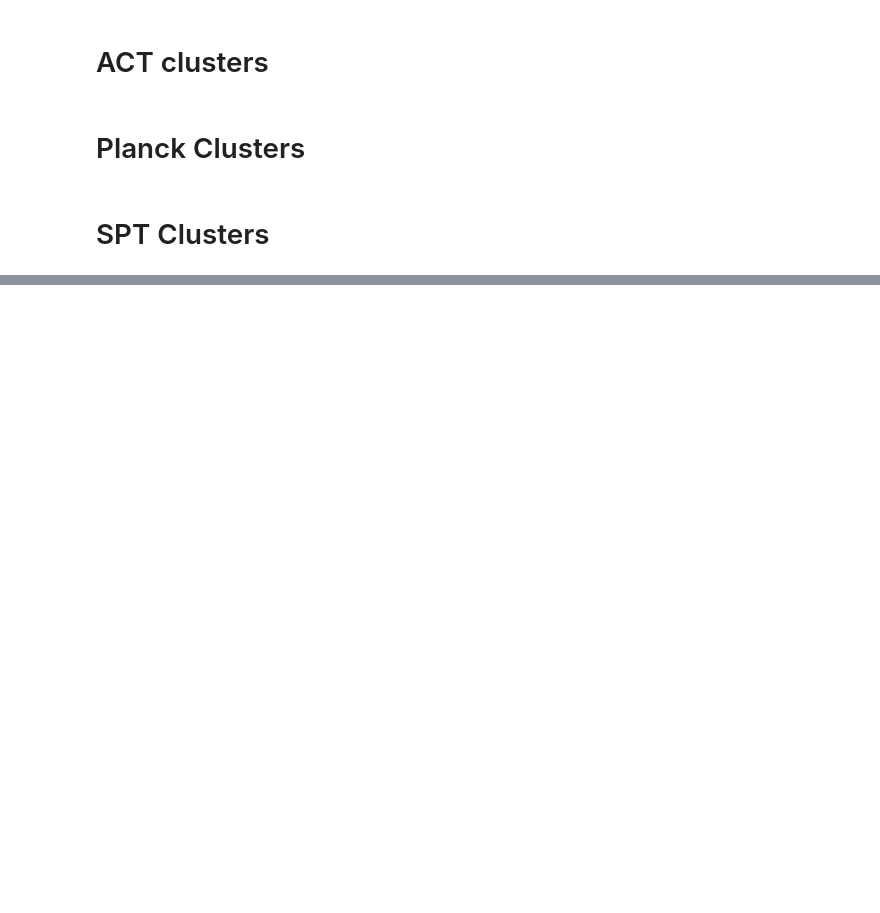
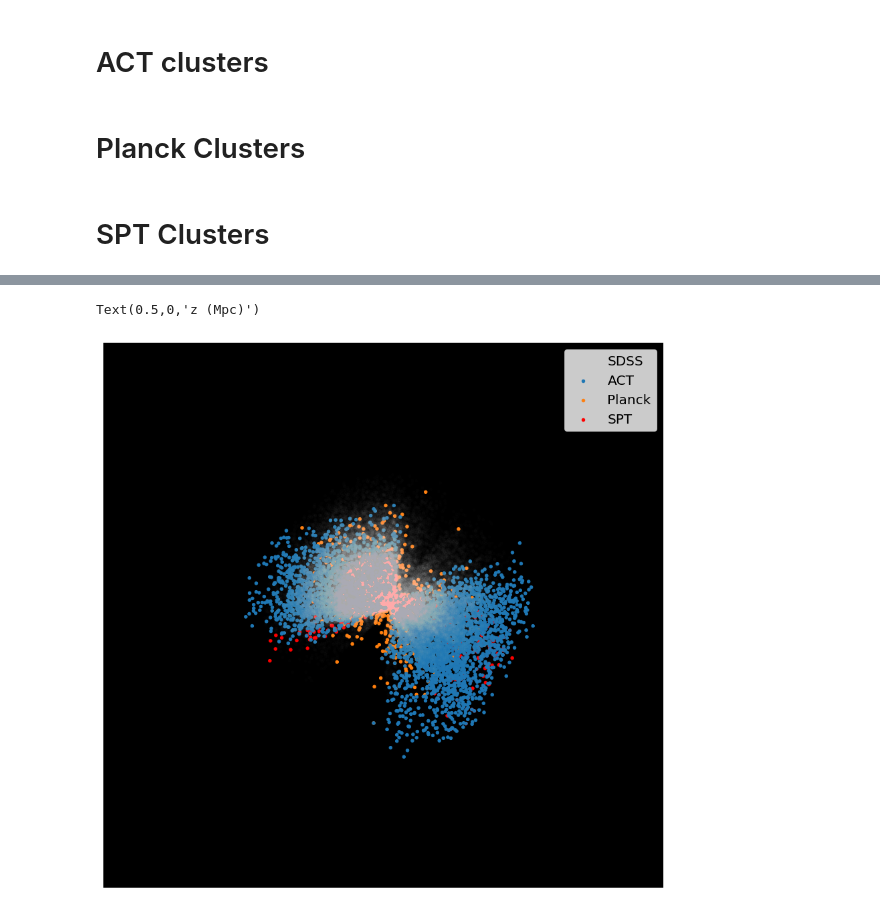
Before and after one commit to PrincetonUniversity/AST541-Fall2020, a Jupyter notebook: notebooks/sz_clusters.ipynb, the cells around one changed output, grey strips where cells are left out. Drawn from its saved outputs; the diff is of its cells as text; code cells hidden in the pictures; blank space fills up the shorter version.

```diff
--- a/notebooks/sz_clusters.ipynb
+++ b/notebooks/sz_clusters.ipynb
@@ -93,3 +156,31 @@ for i in range(len(spt_ra_arr)):
+# %%
+from mpl_toolkits.mplot3d import Axes3D
+%matplotlib inline
+fig = plt.figure(figsize=(15, 15))
+ax = fig.add_subplot(111, projection='3d')
+ax.set_facecolor('k')
+plt.ion()
+sdss_plt = ax.scatter(x_sdss_arr[inds], y_sdss_arr[inds], z_sdss_arr[inds], alpha=0.01, s=20, color='w', label='SDSS')
+act_plt = ax.scatter(x_cart_arr, y_cart_arr, z_cart_arr, alpha=1.0, s=20, label='ACT')
+planck_plt = ax.scatter(x_planck_arr, y_planck_arr, z_planck_arr, alpha=1.0, label='Planck')
+spt_plt = ax.scatter(spt_x_cart_arr, spt_y_cart_arr, spt_z_cart_arr, alpha=1.0, s=20, color='r', label='SPT')
+
+
+ax.legend(fontsize=20)
+# Hide grid lines
+ax.grid(False)
+
+# Hide axes ticks
+ax.set_xticks([])
+ax.set_yticks([])
+ax.set_zticks([])
+ax.set_axis_off()
+ax.set_xlabel('x (Mpc)', fontsize=20, color='w')
+ax.set_ylabel('y (Mpc)', fontsize=20, color='w')
+ax.set_zlabel('z (Mpc)', fontsize=20, color='w')
+# %% [output]
+Text(0.5,0,'z (Mpc)')
+[figure, added]
 # %%
 from mpl_toolkits.mplot3d import Axes3D
 %matplotlib inline
```
Also changed, not shown: parts of 10 cells of this notebook, 1 other file.
